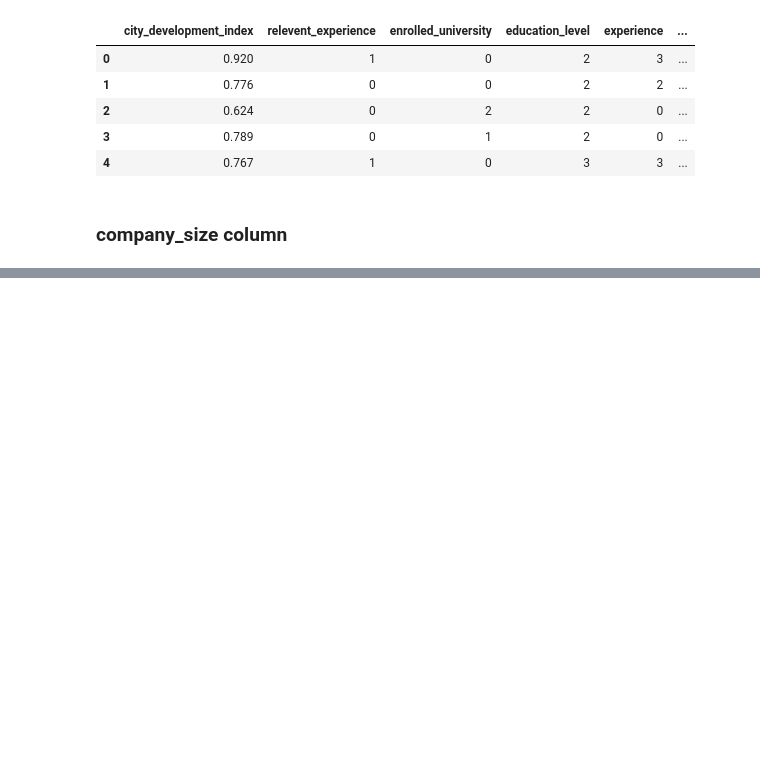
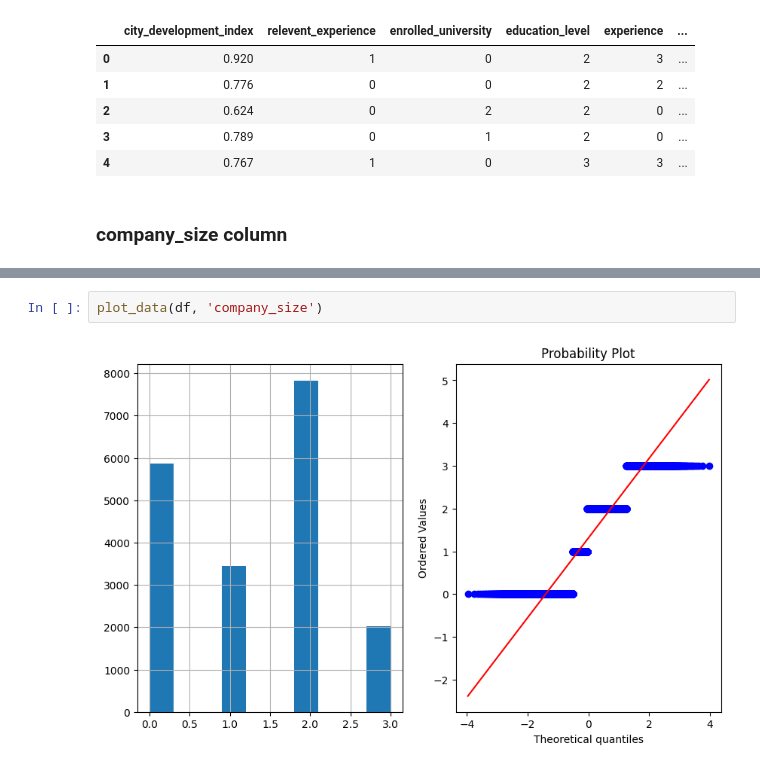
Before and after one commit to utsav87589/Revision, a Jupyter notebook: ML/hr_analytics.ipynb, the cells around one changed output, grey strips where cells are left out. Cells and saved outputs as stored; diff of their text form; blank space fills up the shorter version.

```diff
--- a/ML/hr_analytics.ipynb
+++ b/ML/hr_analytics.ipynb
@@ -422,0 +720,4 @@ df.head()
+# %%
+plot_data(df, 'company_size')
+# %% [output]
+[figure, added]
```
Also changed, not shown: parts of 59 cells of this notebook, 1 other file.
